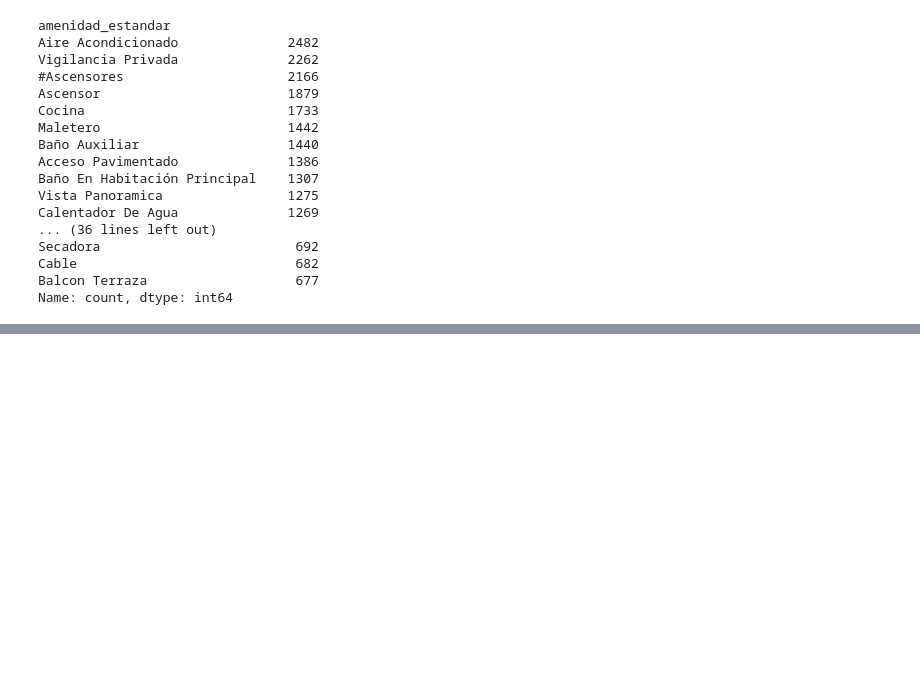
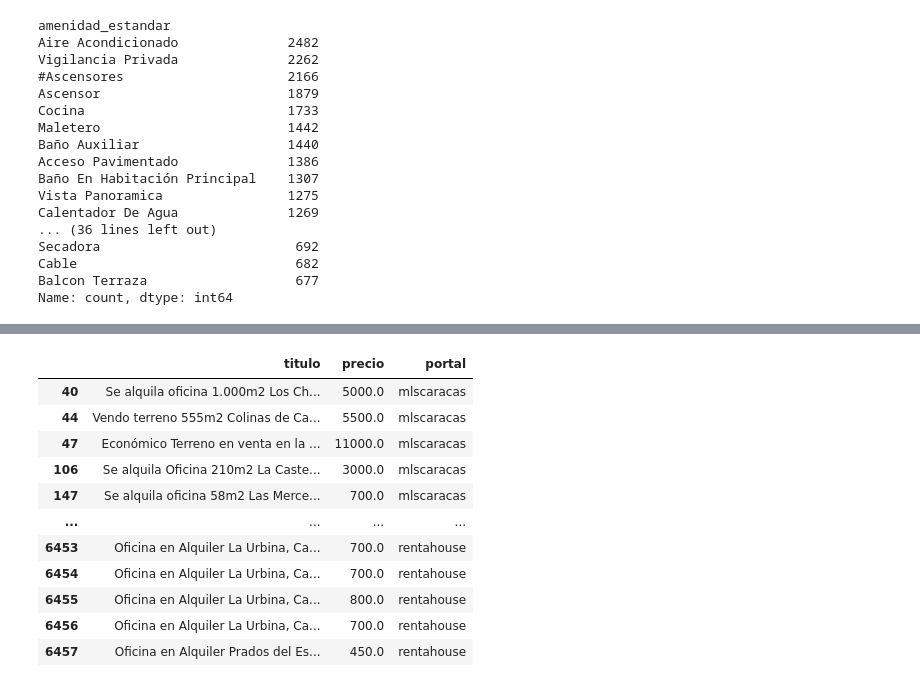
Before and after one commit to hashirama11/Modelo-Precios-de-Alquileres-inmobiliarios-Caracas-2026, a Jupyter notebook: Data_Labs.ipynb, the cells around one changed output, grey strips where cells are left out. Cells and saved outputs as stored; diff of their text form; code cells hidden in the pictures; blank space fills up the shorter version.

```diff
--- a/Data_Labs.ipynb
+++ b/Data_Labs.ipynb
@@ -272,3 +272,72 @@ Secadora                         692
 Cable                            682
 Balcon Terraza                   677
 Name: count, dtype: int64
+# %%
+import sqlite3
+import pandas as pd
+import plotly.express as px
+import numpy as np
+
+# 1. Cargar datos (CORREGIDO: s.titulo en lugar de i.titulo)
+conn = sqlite3.connect('inmuebles.db')
+query = """
+SELECT
+    s.titulo, i.source_name as portal,
+    s.precio, s.moneda, s.ubicacion, s.caracteristicas, s.raw_extra_data as amenidades
+FROM inmuebles i
+JOIN inmuebles_snapshots s ON i.id = s.inmueble_id
+"""
+df = pd.read_sql_query(query, conn)
+conn.close()
+
+# 2. Estandarizar el título para buscar fácilmente
+df['titulo_lower'] = df['titulo'].astype(str).str.lower()
+df['es_nulo'] = df['titulo'].isna() | (df['titulo'] == '') | (df['titulo_lower'] == 'nan') | (df['titulo_lower'] == 'none')
+
+# 3. Primer Filtro: Solo Alquileres explícitos o Nulos
+mask_alquiler = df['titulo_lower'].str.contains('alquiler|arriendo', na=False)
+mask_nulo = df['es_nulo']
+df_base = df[mask_alquiler | mask_nulo].copy()
+
+# 4. Segundo Filtro: Eliminar lo Comercial (locales, galpones, oficinas)
+mask_comercial = df_base['titulo_lower'].str.contains('local|galpón|galpon|comercio|oficina|terreno|consultorio', na=False)
+df_residencial = df_base[~mask_comercial].copy()
+
+# 5. Análisis Estadístico: Vallas de Tukey sobre los ALQUILERES CONFIRMADOS
+alquileres_confirmados = df_residencial[df_residencial['titulo_lower'].str.contains('alquiler|arriendo', na=False)]['precio'].dropna()
+
+Q1 = alquileres_confirmados.quantile(0.25)
+Q3 = alquileres_confirmados.quantile(0.75)
+IQR = Q3 - Q1
+# Tukey con multiplicador 3 para no cortar alquileres de lujo reales
+limite_superior = Q3 + 3 * IQR
+
+print(f"📊 Estadísticas de Alquileres Confirmados:")
+print(f"- Total confirmados con texto explícito: {len(alquileres_confirmados)}")
+print(f"- Mediana (Q2): ${alquileres_confirmados.median()}")
+print(f"- Límite Superior de Tukey (Corte sugerido): ${limite_superior}")
+
+# 6. Diagrama de Caja (Boxplot) para observar la dispersión
+fig = px.box(alquileres_confirmados, y="precio", title="Distribución de Precios: Alquileres Confirmados (Residencial)")
+fig.add_hline(y=limite_superior, line_dash="dash", line_color="red", annotation_text="Límite Tukey")
+fig.show()
+
+# 7. Regla de Inferencia para los Nulos
+df_residencial['es_alquiler_inferido'] = np.where(
+    df_residencial['es_nulo'] & (df_residencial['precio'] <= limite_superior),
+    True,
+    False
+)
+
+df_final = df_residencial[mask_alquiler | df_residencial['es_alquiler_inferido']]
+print(f"✅ Registros finales limpios y validados: {len(df_final)}")
+
+# 🔍 AUDITORÍA DE DESCARTES COMERCIALES
+# Buscamos los que el filtro comercial mató, pero que tenían precio de alquiler residencial
+mask_comercial_audit = df['titulo_lower'].str.contains('local|galpón|galpon|comercio|oficina|terreno|consultorio', na=False)
+descartados_en_rango = df[mask_comercial_audit & (df['precio'] <= limite_superior)]
+
+print(f"⚠️ Se descartaron {len(descartados_en_rango)} publicaciones comerciales que estaban en el rango de precios residenciales.")
+print("Aquí tienes una muestra de los títulos para validar que en efecto NO son apartamentos/casas:")
+display(descartados_en_rango[['titulo', 'precio', 'portal']].head(1000))
+# %% [output]
@@ -274,0 +351,12 @@ Name: count, dtype: int64
+|  | titulo | precio | portal |
+| 40 | Se alquila oficina 1.000m2 Los Ch... | 5000.0 | mlscaracas |
+| 44 | Vendo terreno 555m2 Colinas de Ca... | 5500.0 | mlscaracas |
+| 47 | Económico Terreno en venta en la ... | 11000.0 | mlscaracas |
+| 106 | Se alquila Oficina 210m2 La Caste... | 3000.0 | mlscaracas |
+| 147 | Se alquila oficina 58m2 Las Merce... | 700.0 | mlscaracas |
+| ... | ... | ... | ... |
+| 6453 | Oficina en Alquiler La Urbina, Ca... | 700.0 | rentahouse |
+| 6454 | Oficina en Alquiler La Urbina, Ca... | 700.0 | rentahouse |
+| 6455 | Oficina en Alquiler La Urbina, Ca... | 800.0 | rentahouse |
+| 6456 | Oficina en Alquiler La Urbina, Ca... | 700.0 | rentahouse |
+| 6457 | Oficina en Alquiler Prados del Es... | 450.0 | rentahouse |
```
Also changed, not shown: parts of 1 cell of this notebook, 2 other files.
